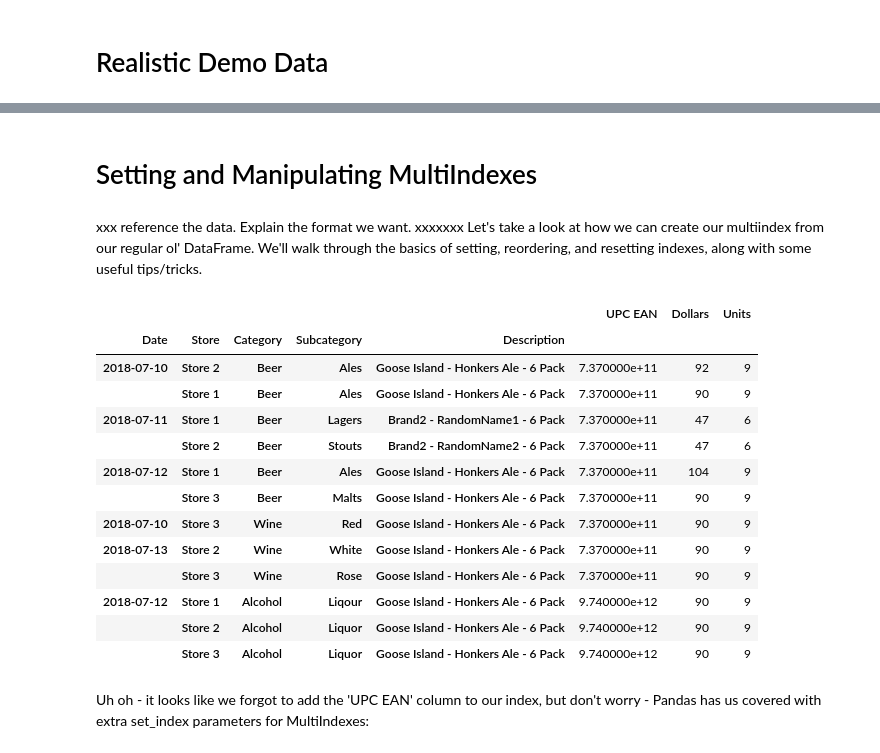
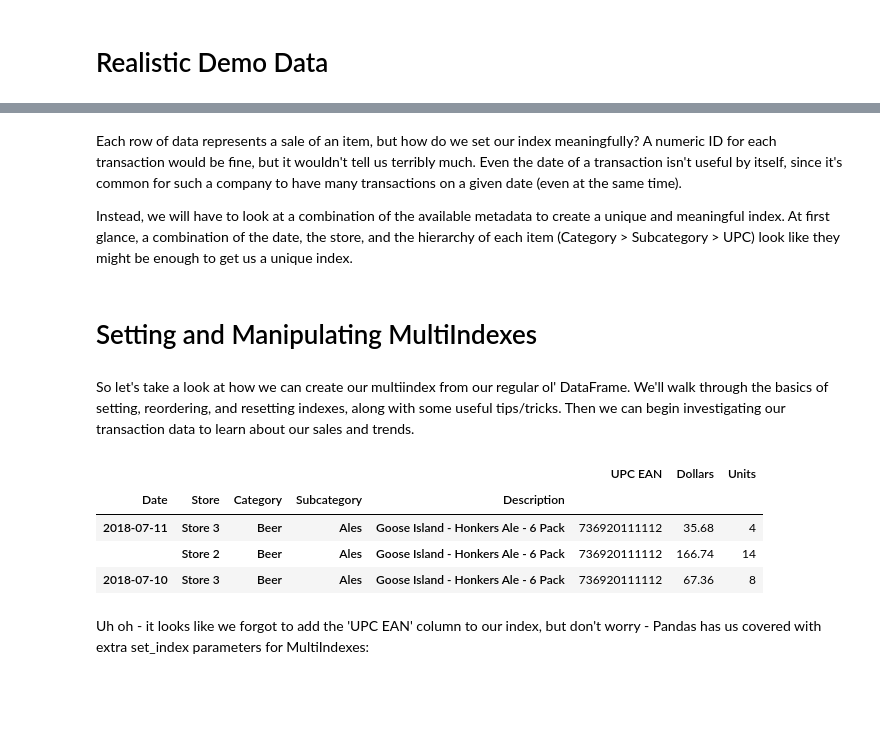
Before and after one commit to ZaxR/pandas_multiindex_tutorial, a Jupyter notebook: Pandas MultiIndex Tutorial.ipynb, the cells around one changed output, grey strips where cells are left out. Saved outputs shown, nothing was run; the diff lists cells and outputs as text; code cells hidden in the pictures; blank space fills up the shorter version.

```diff
--- a/Pandas MultiIndex Tutorial.ipynb
+++ b/Pandas MultiIndex Tutorial.ipynb
@@ -64,27 +66,22 @@ df
+# %% [markdown]
+Each row of data represents a sale of an item, but how do we set our index meaningfully? A numeric ID for each transaction would be fine, but it wouldn't tell us terribly much. Even the date of a transaction isn't useful by itself, since it's common for such a company to have many transactions on a given date (even at the same time).
+
+Instead, we will have to look at a combination of the available metadata to create a unique and meaningful index. At first glance, a combination of the date, the store, and the hierarchy of each item (Category > Subcategory > UPC) look like they might be enough to get us a unique index.
 # %% [markdown]
 # Setting and Manipulating MultiIndexes
 # %% [markdown]
-xxx reference the data. Explain the format we want. xxxxxxx Let's take a look at how we can create our multiindex from our regular ol' DataFrame. We'll walk through the basics of setting, reordering, and resetting indexes, along with some useful tips/tricks.
+So let's take a look at how we can create our multiindex from our regular ol' DataFrame. We'll walk through the basics of setting, reordering, and resetting indexes, along with some useful tips/tricks. Then we can begin investigating our transaction data to learn about our sales and trends.
 # %%
 # Set just like the index for a DataFrame...
 # ...except we give a list of column names instead of a single string column name
 df.set_index(['Date', 'Store', 'Category', 'Subcategory', 'Description'], inplace=True)
-df
+df.head(3)
 # %% [output]
 |  |  |  |  |  | UPC EAN | Dollars | Units |
 | Date | Store | Category | Subcategory | Description |  |  |  |
-| 2018-07-10 | Store 2 | Beer | Ales | Goose Island - Honkers Ale - 6 Pack | 7.370000e+11 | 92 | 9 |
-|  | Store 1 | Beer | Ales | Goose Island - Honkers Ale - 6 Pack | 7.370000e+11 | 90 | 9 |
-| 2018-07-11 | Store 1 | Beer | Lagers | Brand2 - RandomName1 - 6 Pack | 7.370000e+11 | 47 | 6 |
-|  | Store 2 | Beer | Stouts | Brand2 - RandomName2 - 6 Pack | 7.370000e+11 | 47 | 6 |
-| 2018-07-12 | Store 1 | Beer | Ales | Goose Island - Honkers Ale - 6 Pack | 7.370000e+11 | 104 | 9 |
-|  | Store 3 | Beer | Malts | Goose Island - Honkers Ale - 6 Pack | 7.370000e+11 | 90 | 9 |
-| 2018-07-10 | Store 3 | Wine | Red | Goose Island - Honkers Ale - 6 Pack | 7.370000e+11 | 90 | 9 |
-| 2018-07-13 | Store 2 | Wine | White | Goose Island - Honkers Ale - 6 Pack | 7.370000e+11 | 90 | 9 |
-|  | Store 3 | Wine | Rose | Goose Island - Honkers Ale - 6 Pack | 7.370000e+11 | 90 | 9 |
-| 2018-07-12 | Store 1 | Alcohol | Liqour | Goose Island - Honkers Ale - 6 Pack | 9.740000e+12 | 90 | 9 |
-|  | Store 2 | Alcohol | Liquor | Goose Island - Honkers Ale - 6 Pack | 9.740000e+12 | 90 | 9 |
-|  | Store 3 | Alcohol | Liquor | Goose Island - Honkers Ale - 6 Pack | 9.740000e+12 | 90 | 9 |
+| 2018-07-11 | Store 3 | Beer | Ales | Goose Island - Honkers Ale - 6 Pack | 736920111112 | 35.68 | 4 |
+|  | Store 2 | Beer | Ales | Goose Island - Honkers Ale - 6 Pack | 736920111112 | 166.74 | 14 |
+| 2018-07-10 | Store 3 | Beer | Ales | Goose Island - Honkers Ale - 6 Pack | 736920111112 | 67.36 | 8 |
 # %% [markdown]
 Uh oh - it looks like we forgot to add the 'UPC EAN' column to our index, but don't worry - Pandas has us covered with extra set_index parameters for MultiIndexes:
 # %%
```
Also changed, not shown: parts of 44 cells of this notebook, 4 other files.
